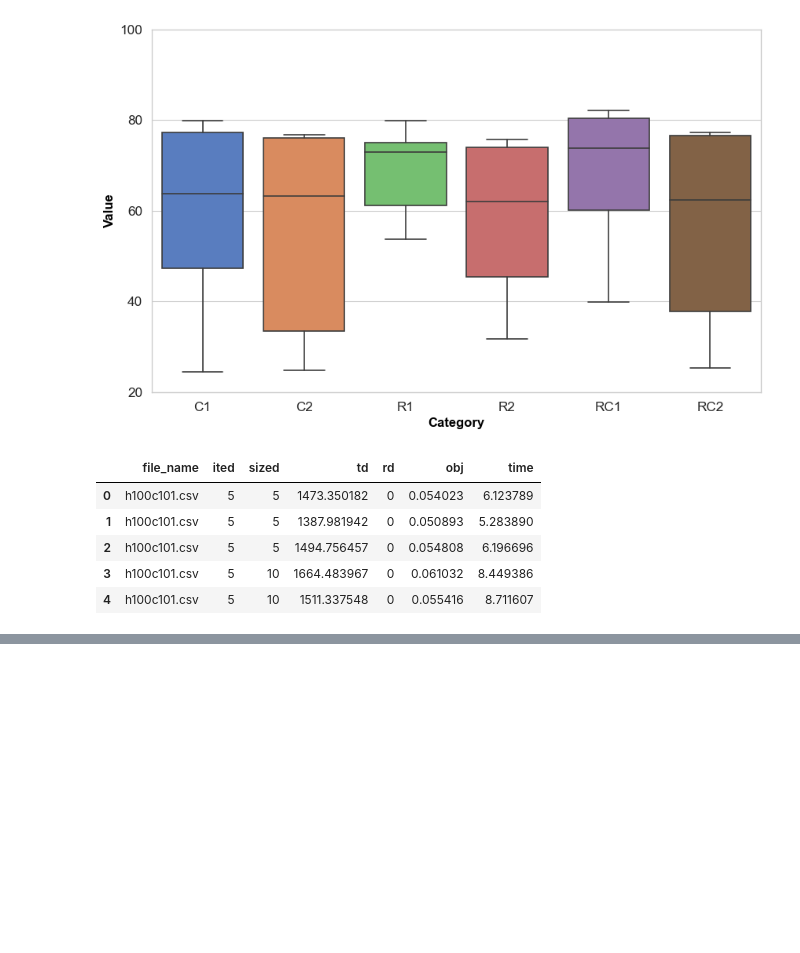
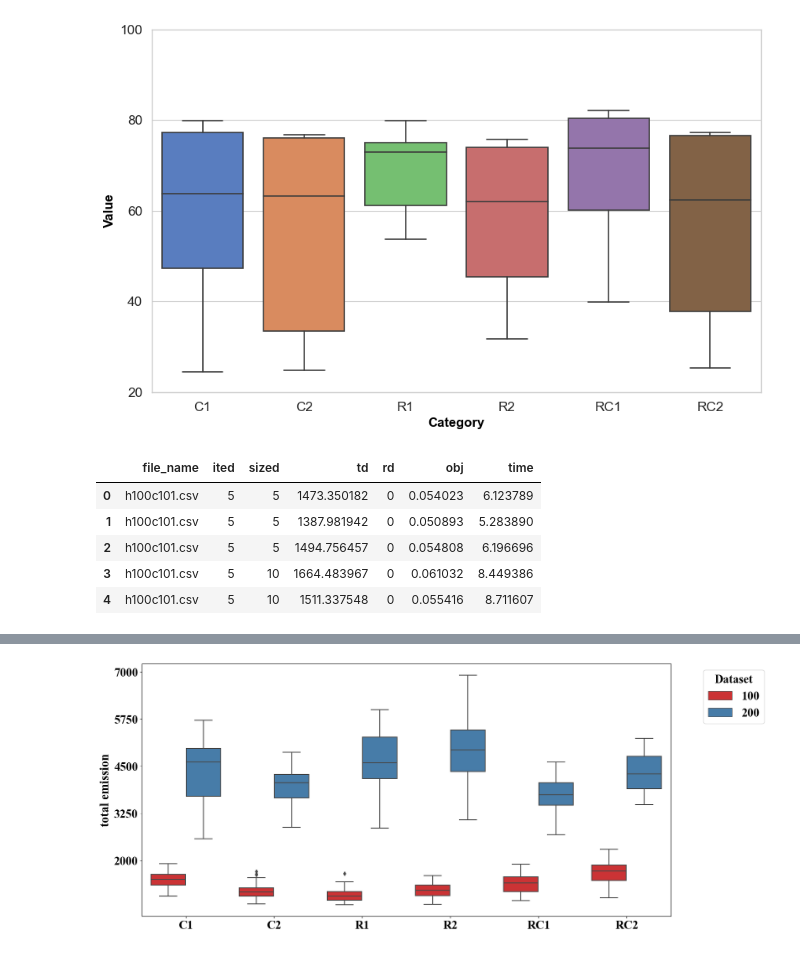
Before and after one commit to hwnginsoict/dvrpsd, a Jupyter notebook: experiment/experiment.ipynb, the cells around one changed output, grey strips where cells are left out. Drawn from its saved outputs; the diff is of its cells as text; code cells hidden in the pictures; blank space fills up the shorter version.

```diff
--- a/experiment/experiment.ipynb
+++ b/experiment/experiment.ipynb
@@ -212,0 +214,6 @@ plt.show()
+# %%
+import pandas as pd
+import seaborn as sns
+df_100 = pd.read_csv("F:\CodingEnvironment\dvrpsd\experiment\Instance_100.csv")
+df_200 = pd.read_excel("F:\CodingEnvironment\dvrpsd\experiment\Instance_200.xlsx")
+df_400 = pd.read_csv("F:\CodingEnvironment\dvrpsd\experiment\Instance_400.csv")
@@ -212,0 +268,39 @@ plt.show()
+# %%
+import matplotlib.pyplot as plt
+import seaborn as sns
+import numpy as np
+
+# Set the font family globally to Times New Roman and increase the font size
+plt.rcParams['font.family'] = 'Times New Roman'
+plt.rcParams['font.size'] = 21  # Adjust this for the desired font size
+plt.rcParams['font.weight'] = 'bold'
+
+plt.figure(figsize=(12, 8))
+sns.boxplot(data=combined_df, x='category', y='td', hue='source', palette="Set1")
+plt.ylabel('total emission', fontsize=22, fontweight = 'bold')  # Increase font size of y-axis label
+plt.xlabel('', fontsize=22, fontweight = 'bold')   # Increase font size of x-axis label
+
+
+# y_min, y_max = plt.gca().get_ylim()  # Get the current y-axis limits
+y_min = 2000
+y_max = 7000
+plt.yticks(np.linspace(y_min, y_max, 5))
+
+# Get current legend handles and labels
+handles, labels = plt.gca().get_legend_handles_labels()
+
+# Define custom labels
+custom_labels = ['100','200']
+
+# Update the legend with custom labels
+legend = plt.legend(handles, custom_labels, title='Dataset', fontsize=21, bbox_to_anchor=(1.05, 1), loc='upper left')
+# legend.get_title().set_fontsize(18)  # Set the title font size
+# legend.get_title().set_fontweight('bold')  # Set the title font weight
+
+plt.subplots_adjust(right=1.2)
+
+plt.savefig("TD_boxplot_100_200.pdf", format='pdf', dpi=300, bbox_inches='tight')
+
+plt.show()
+# %% [output]
+[figure, added]
```
Also changed, not shown: parts of 18 cells of this notebook, 6 other files.
